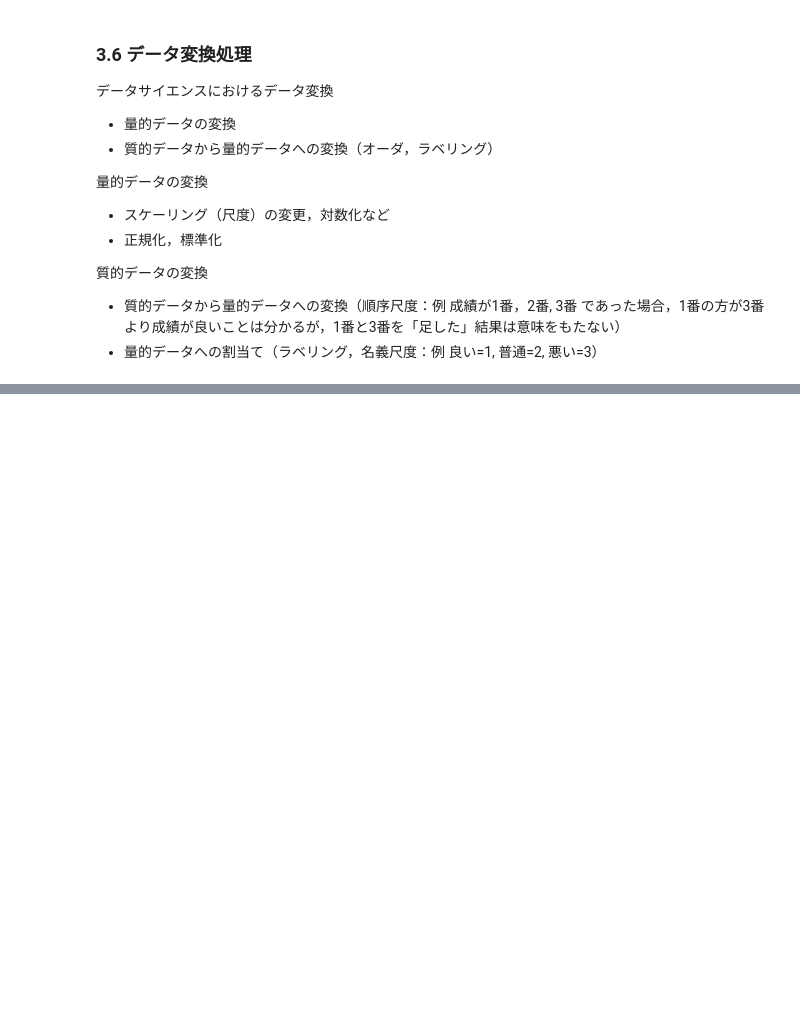
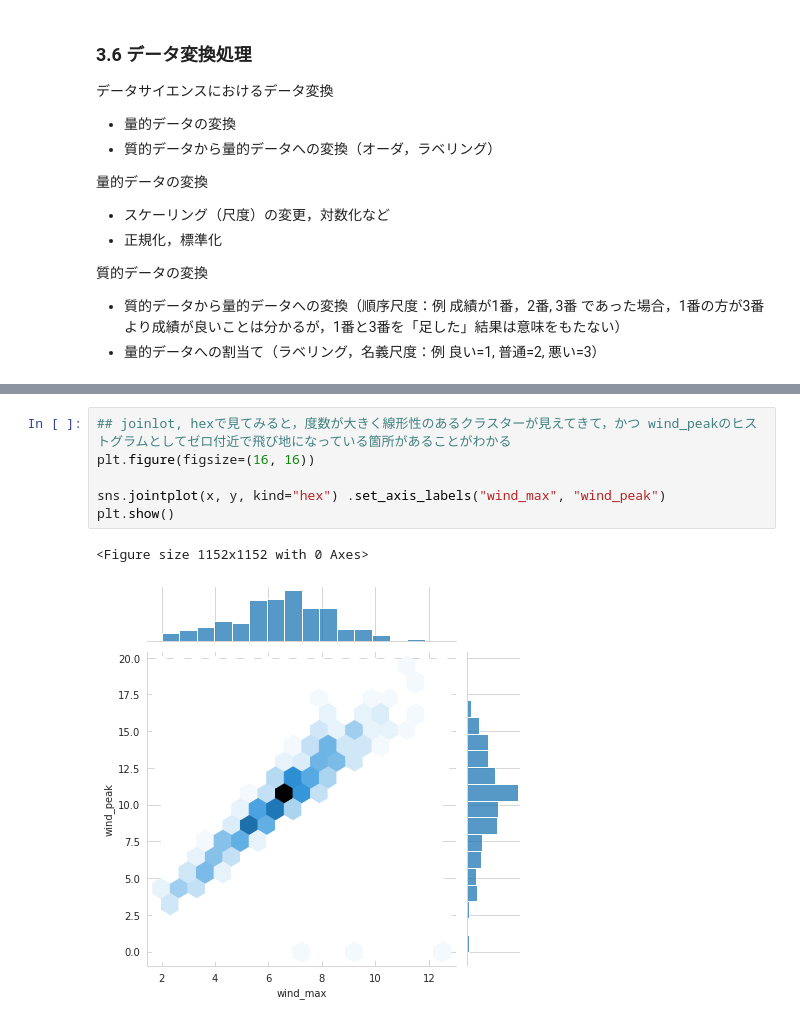
Before and after one commit to MDASH-shinshu/MDASH-T-DE, a Jupyter notebook: 5/5_data_processing_colab.ipynb, the cells around one changed output, grey strips where cells are left out. Drawn from its saved outputs; the diff is of its cells as text; blank space fills up the shorter version.

```diff
--- a/5/5_data_processing_colab.ipynb
+++ b/5/5_data_processing_colab.ipynb
@@ -605,0 +824,9 @@ TBA
+# %%
+## joinlot, hexで見てみると，度数が大きく線形性のあるクラスターが見えてきて，かつ wind_peakのヒストグラムとしてゼロ付近で飛び地になっている箇所があることがわかる
+plt.figure(figsize=(16, 16))
+
+sns.jointplot(x, y, kind="hex") .set_axis_labels("wind_max", "wind_peak")
+plt.show()
+# %% [output]
+<Figure size 1152x1152 with 0 Axes>
+[figure, added]
```
Also changed, not shown: parts of 69 cells of this notebook.
